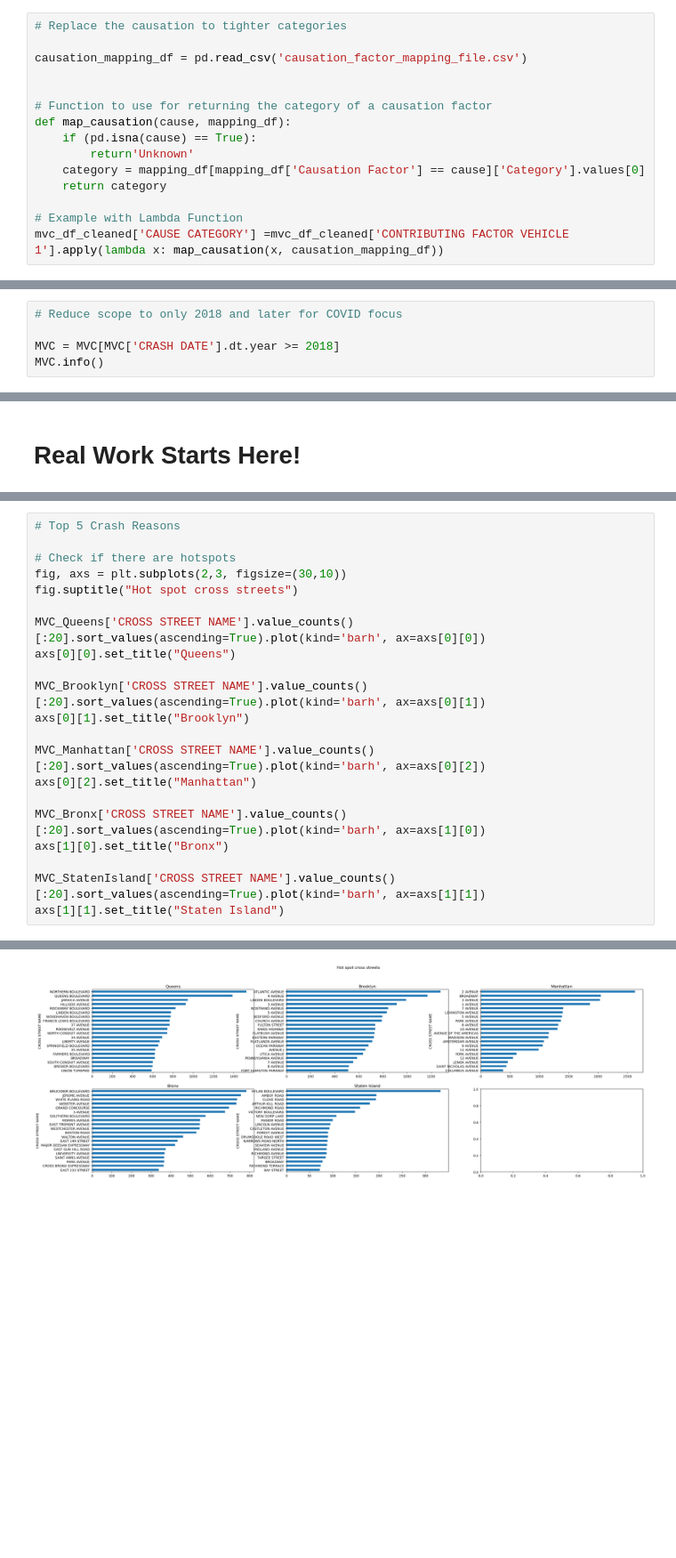
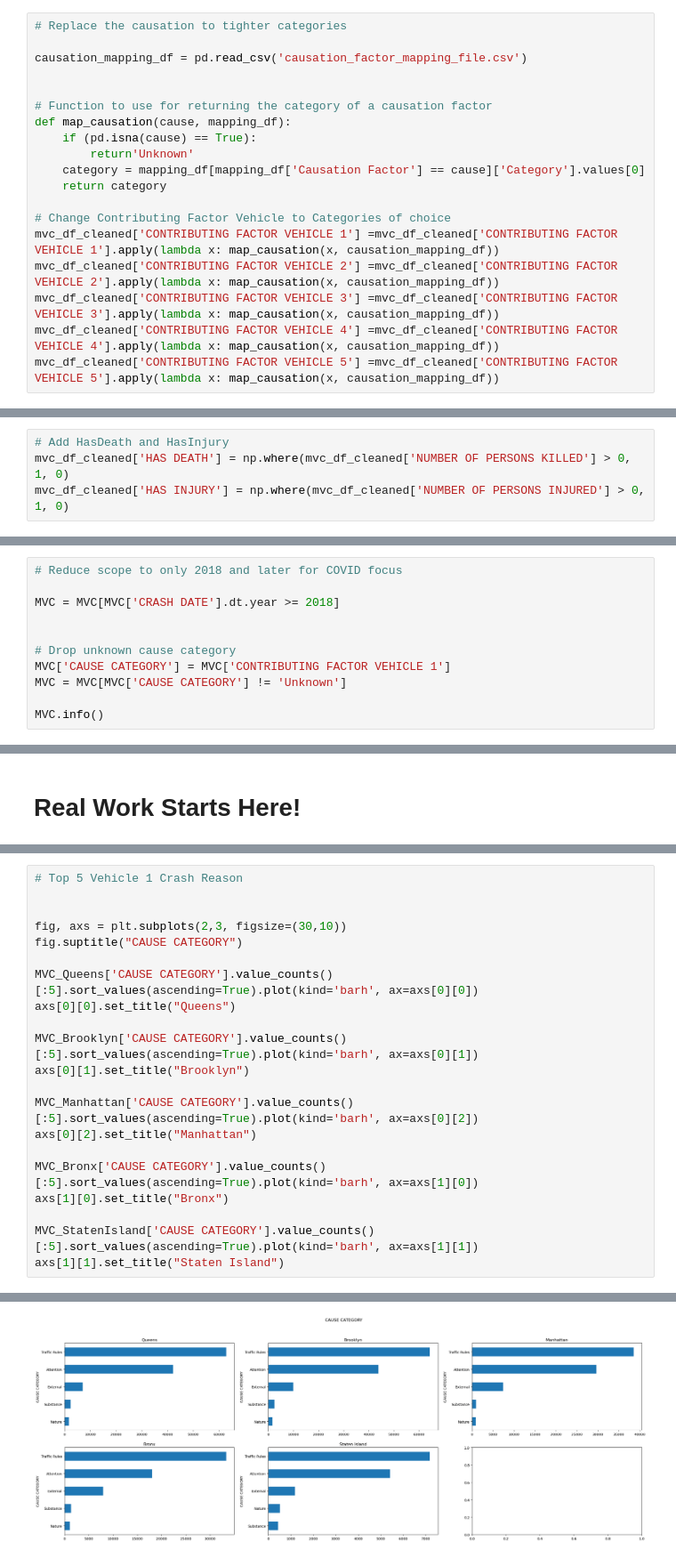
Before and after one commit to NedKost/MS-AAI-500-Team-Project, a Jupyter notebook: Pawan/Pawan_Borough_Analysis.ipynb, the cells around one changed output, grey strips where cells are left out. Shown at 89% size. Drawn from its saved outputs; the diff is of its cells as text; blank space fills up the shorter version.

```diff
--- a/Pawan/Pawan_Borough_Analysis.ipynb
+++ b/Pawan/Pawan_Borough_Analysis.ipynb
@@ -149,8 +137,12 @@ def map_causation(cause, mapping_df):
     category = mapping_df[mapping_df['Causation Factor'] == cause]['Category'].values[0]
     return category
 
-# Example with Lambda Function
-mvc_df_cleaned['CAUSE CATEGORY'] =mvc_df_cleaned['CONTRIBUTING FACTOR VEHICLE 1'].apply(lambda x: map_causation(x, causation_mapping_df))
+# Change Contributing Factor Vehicle to Categories of choice
+mvc_df_cleaned['CONTRIBUTING FACTOR VEHICLE 1'] =mvc_df_cleaned['CONTRIBUTING FACTOR VEHICLE 1'].apply(lambda x: map_causation(x, causation_mapping_df))
+mvc_df_cleaned['CONTRIBUTING FACTOR VEHICLE 2'] =mvc_df_cleaned['CONTRIBUTING FACTOR VEHICLE 2'].apply(lambda x: map_causation(x, causation_mapping_df))
+mvc_df_cleaned['CONTRIBUTING FACTOR VEHICLE 3'] =mvc_df_cleaned['CONTRIBUTING FACTOR VEHICLE 3'].apply(lambda x: map_causation(x, causation_mapping_df))
+mvc_df_cleaned['CONTRIBUTING FACTOR VEHICLE 4'] =mvc_df_cleaned['CONTRIBUTING FACTOR VEHICLE 4'].apply(lambda x: map_causation(x, causation_mapping_df))
+mvc_df_cleaned['CONTRIBUTING FACTOR VEHICLE 5'] =mvc_df_cleaned['CONTRIBUTING FACTOR VEHICLE 5'].apply(lambda x: map_causation(x, causation_mapping_df))
 # %% [output]
 A value is trying to be set on a copy of a slice from a DataFrame.
 Try using .loc[row_indexer,col_indexer] = value instead
@@ -159,0 +164,4 @@ See the caveats in the documentation: https://pandas.pydata.org/pandas-docs/stab
+# %%
+# Add HasDeath and HasInjury
+mvc_df_cleaned['HAS DEATH'] = np.where(mvc_df_cleaned['NUMBER OF PERSONS KILLED'] > 0, 1, 0)
+mvc_df_cleaned['HAS INJURY'] = np.where(mvc_df_cleaned['NUMBER OF PERSONS INJURED'] > 0, 1, 0)
@@ -188,6 +207,12 @@ memory usage: 346.2+ MB
 # Reduce scope to only 2018 and later for COVID focus
 
 MVC = MVC[MVC['CRASH DATE'].dt.year >= 2018]
+
+
+# Drop unknown cause category
+MVC['CAUSE CATEGORY'] = MVC['CONTRIBUTING FACTOR VEHICLE 1']
+MVC = MVC[MVC['CAUSE CATEGORY'] != 'Unknown']
+
 MVC.info()
 # %% [output]
 <class 'pandas.core.frame.DataFrame'>
@@ -310,24 +335,24 @@ Text(0.5, 1.0, 'Staten Island')
 # %%
-# Top 5 Crash Reasons
+# Top 5 Vehicle 1 Crash Reason
 
-# Check if there are hotspots
+
 fig, axs = plt.subplots(2,3, figsize=(30,10))
-fig.suptitle("Hot spot cross streets")
+fig.suptitle("CAUSE CATEGORY")
 
-MVC_Queens['CROSS STREET NAME'].value_counts()[:20].sort_values(ascending=True).plot(kind='barh', ax=axs[0][0])
+MVC_Queens['CAUSE CATEGORY'].value_counts()[:5].sort_values(ascending=True).plot(kind='barh', ax=axs[0][0])
 axs[0][0].set_title("Queens")
 
-MVC_Brooklyn['CROSS STREET NAME'].value_counts()[:20].sort_values(ascending=True).plot(kind='barh', ax=axs[0][1])
+MVC_Brooklyn['CAUSE CATEGORY'].value_counts()[:5].sort_values(ascending=True).plot(kind='barh', ax=axs[0][1])
 axs[0][1].set_title("Brooklyn")
 
-MVC_Manhattan['CROSS STREET NAME'].value_counts()[:20].sort_values(ascending=True).plot(kind='barh', ax=axs[0][2])
+MVC_Manhattan['CAUSE CATEGORY'].value_counts()[:5].sort_values(ascending=True).plot(kind='barh', ax=axs[0][2])
 axs[0][2].set_title("Manhattan")
 
-MVC_Bronx['CROSS STREET NAME'].value_counts()[:20].sort_values(ascending=True).plot(kind='barh', ax=axs[1][0])
+MVC_Bronx['CAUSE CATEGORY'].value_counts()[:5].sort_values(ascending=True).plot(kind='barh', ax=axs[1][0])
 axs[1][0].set_title("Bronx")
 
-MVC_StatenIsland['CROSS STREET NAME'].value_counts()[:20].sort_values(ascending=True).plot(kind='barh', ax=axs[1][1])
+MVC_StatenIsland['CAUSE CATEGORY'].value_counts()[:5].sort_values(ascending=True).plot(kind='barh', ax=axs[1][1])
 axs[1][1].set_title("Staten Island")
 # %% [output]
 Text(0.5, 1.0, 'Staten Island')
-[figure, old version]
+[figure, new version]
```
Also changed, not shown: parts of 24 cells of this notebook.
